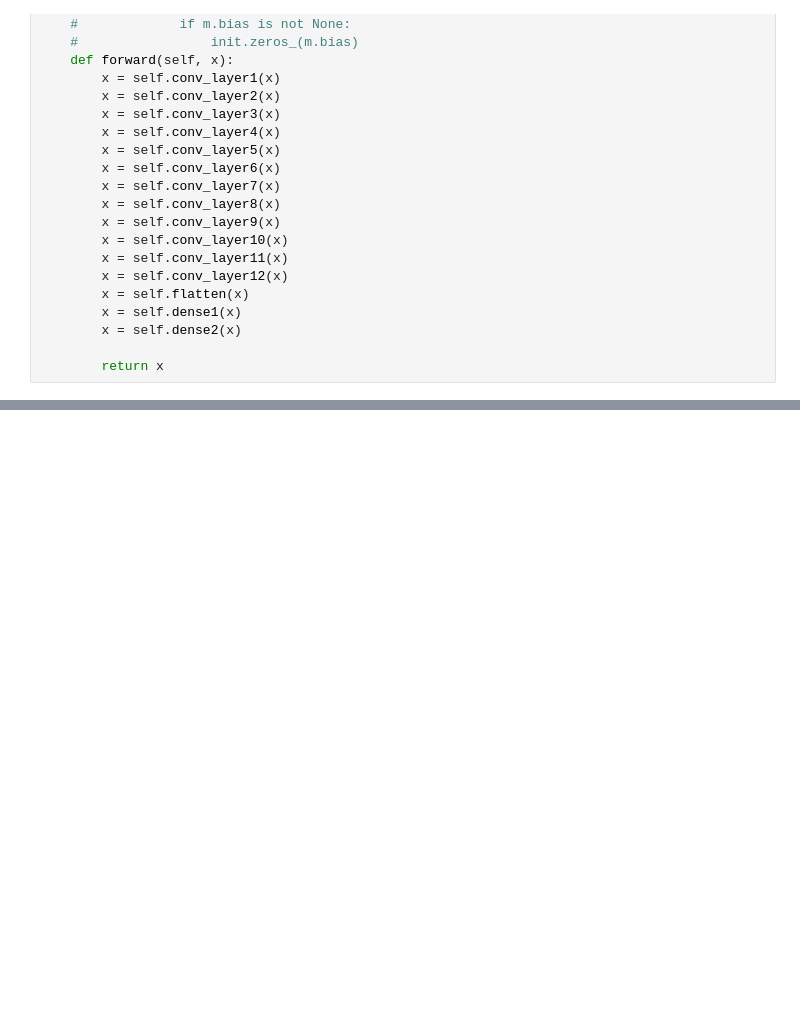
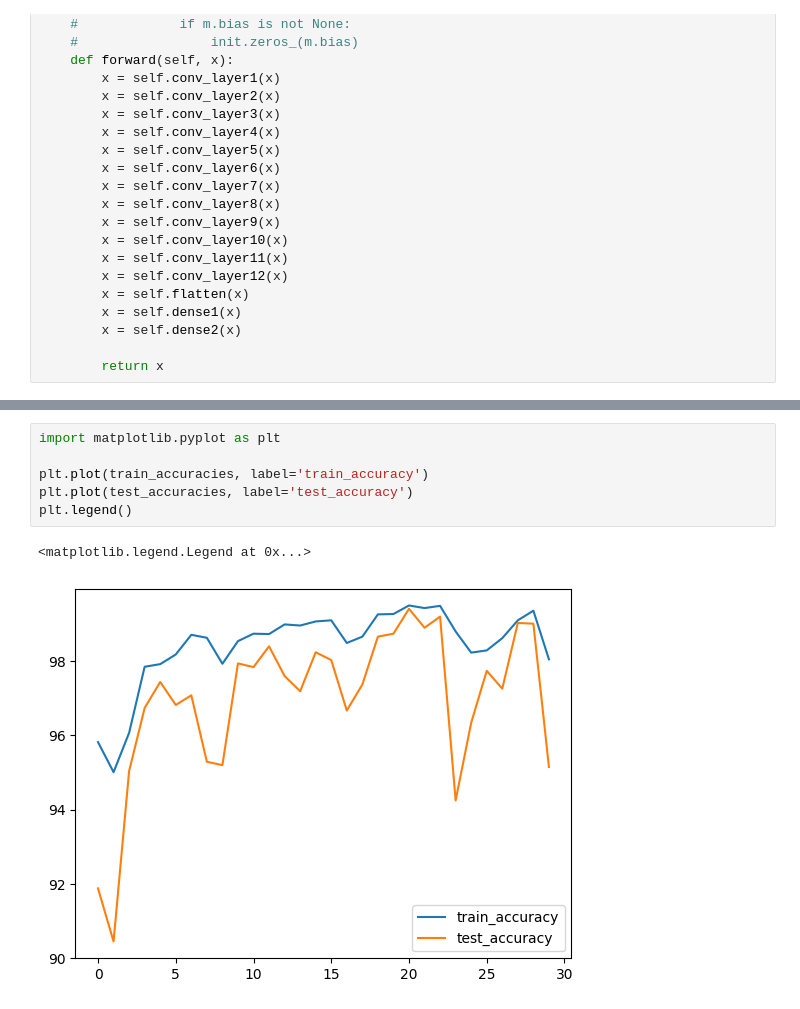
Before and after one commit to ThanhTu108/CNN, a Jupyter notebook: Basic_CNN/solution_BatchNorm.ipynb, the cells around one changed output, grey strips where cells are left out. Drawn from its saved outputs; the diff is of its cells as text; blank space fills up the shorter version.

```diff
--- a/Basic_CNN/solution_BatchNorm.ipynb
+++ b/Basic_CNN/solution_BatchNorm.ipynb
@@ -151,0 +261,9 @@ class CNNModel(nn.Module):
+# %%
+import matplotlib.pyplot as plt
+
+plt.plot(train_accuracies, label='train_accuracy')
+plt.plot(test_accuracies, label='test_accuracy')
+plt.legend()
+# %% [output]
+<matplotlib.legend.Legend at 0x...>
+[figure, added]
```
Also changed, not shown: parts of 8 cells of this notebook.
